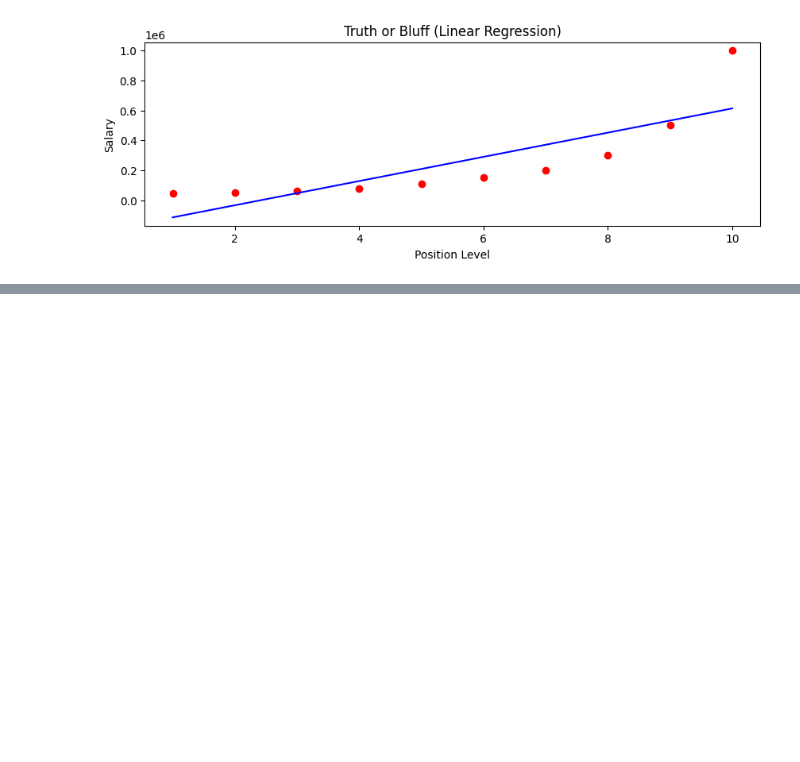
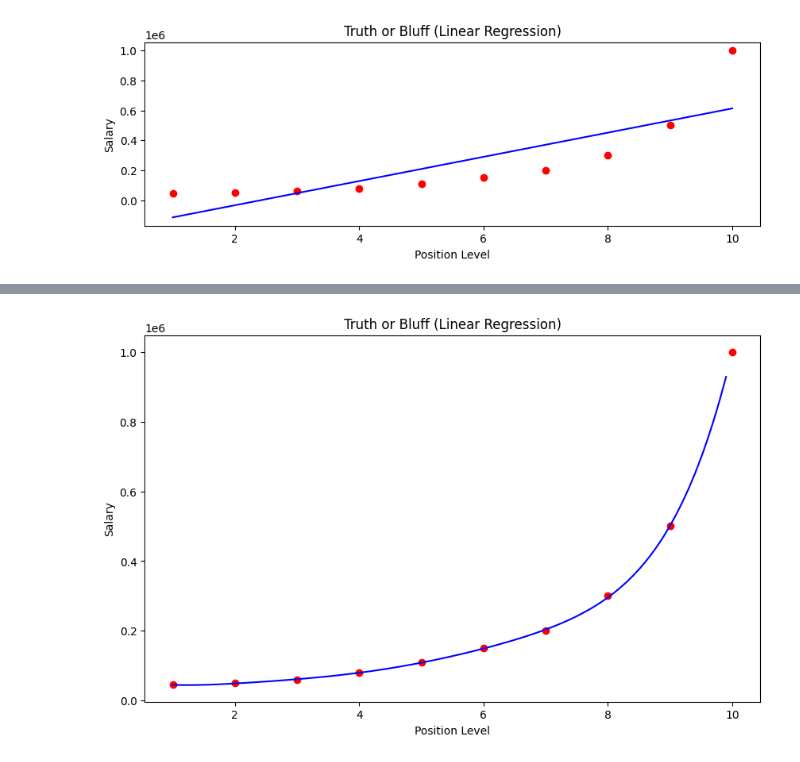
Before and after one commit to XXRadeonXFX/ML_Basics, a Jupyter notebook: Machine Learning A-Z (Codes and Datasets)/Part 2 - Regression/Section 6 - Polynomial Regression/Python/Practice.ipynb, the cells around one changed output, grey strips where cells are left out. Drawn from its saved outputs; the diff is of its cells as text; code cells hidden in the pictures; blank space fills up the shorter version.

```diff
--- a/Machine Learning A-Z (Codes and Datasets)/Part 2 - Regression/Section 6 - Polynomial Regression/Python/Practice.ipynb
+++ b/Machine Learning A-Z (Codes and Datasets)/Part 2 - Regression/Section 6 - Polynomial Regression/Python/Practice.ipynb
@@ -99,0 +104,18 @@ plt.show()
+# %%
+X_grid = np.arange(min(X),max(X), 0.1)
+X_grid = X_grid.reshape( len(X_grid) , 1)
+
+
+# X_grid = np.arange(min(X) , max(X) ,0.1)
+# X_grid = X_grid.reshape( len(X_grid) , 1)
+
+
+plt.figure(figsize=(10,6))
+plt.scatter(X , y ,c='red')
+plt.plot(X_grid,lin_reg_2.predict( poly_reg.fit_transform(X_grid) ), c='blue')
+plt.title("Truth or Bluff (Linear Regression)")
+plt.xlabel("Position Level")
+plt.ylabel("Salary")
+plt.show()
+# %% [output]
+[figure, added]
```
Also changed, not shown: parts of 4 cells of this notebook, 1 other file.
